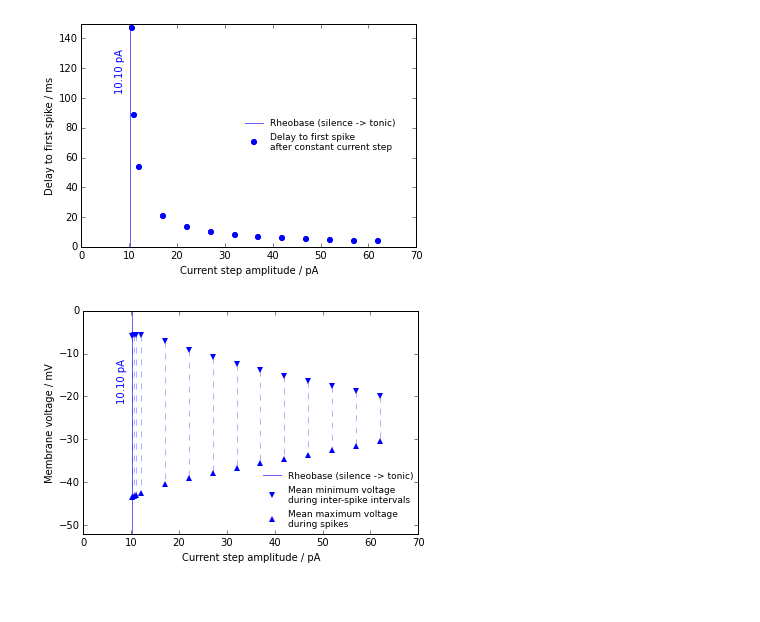
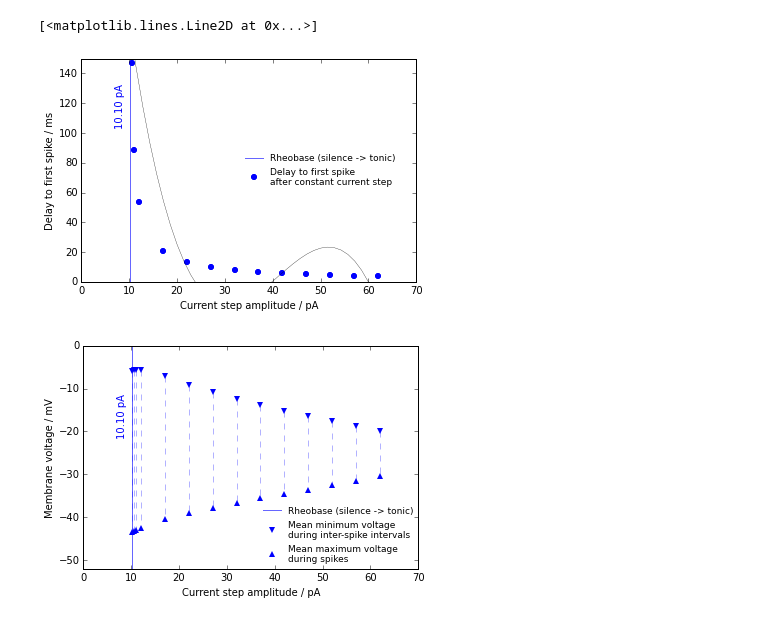
Before and after one commit to jrieke/drosophila-dynamics, a Jupyter notebook: delays_and_amplitudes/analysis.ipynb, the cells around one changed output. Drawn from its saved outputs; the diff is of its cells as text; code cells hidden in the pictures.

```diff
--- a/delays_and_amplitudes/analysis.ipynb
+++ b/delays_and_amplitudes/analysis.ipynb
@@ -57,15 +40,22 @@ delays
+# %%
+fit_delays = np.poly1d(np.polyfit(currents+12, delays, 3))
 # %%
 plt.errorbar(currents+12, delays, fmt='o', capsize=7, markeredgecolor='none', label='Delay to first spike\nafter constant current step')  #yerr=0.001,
 plt.xlim(0, 70)
 plt.ylim(0, 150)
 plt.xlabel('Current step amplitude / pA')
 plt.ylabel('Delay to first spike / ms')
 plt.axvline(-1.90+12, label="Rheobase (silence -> tonic)", color='b', alpha=0.6)
 plt.text(7, 128, '10.10 pA', color='b', rotation=90)
 plt.legend(loc='center right', numpoints=1, borderaxespad=2, frameon=False)
+
+x = np.linspace(0, 70)
+plt.plot(x, fit_delays(x), 'black', linewidth=0.3)
+
 plt.savefig("delay.png", dpi=300)
 # %% [output]
+[<matplotlib.lines.Line2D at 0x...>]
-[figure, old version]
+[figure, new version]
 # %%
 # Minima, maxima and amplitudes (maxima - minima) of membrane voltage during spikes
 minima = []
```
Also changed, not shown: parts of 5 cells of this notebook, 3 other files.
